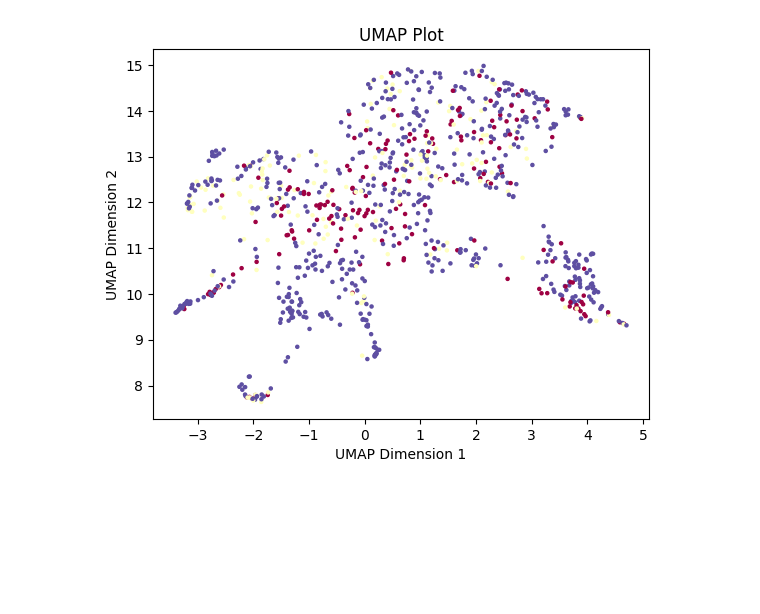
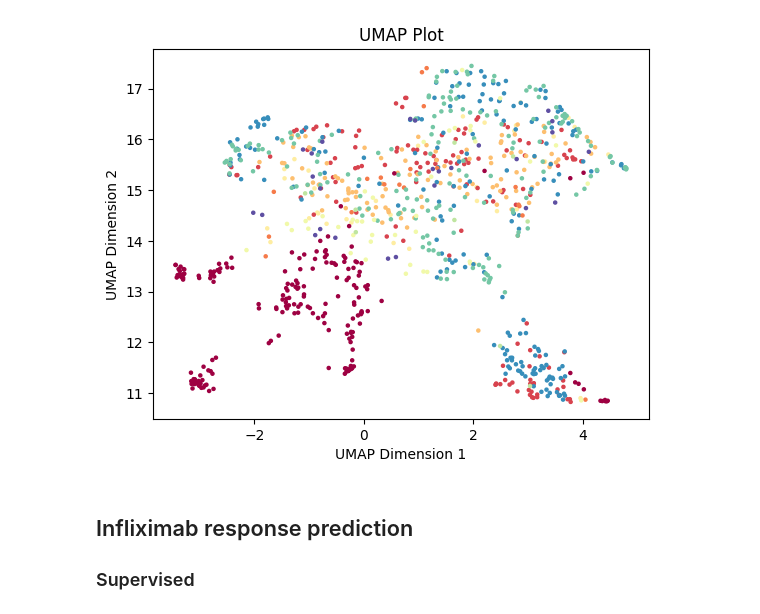
Before and after one commit to MaciejPiernik/ibd, a Jupyter notebook: ibd/notebooks/experiment_playground.ipynb, the cells around one changed output. Saved outputs shown, nothing was run; the diff lists cells and outputs as text; code cells hidden in the pictures; blank space fills up the shorter version.

```diff
--- a/ibd/notebooks/experiment_playground.ipynb
+++ b/ibd/notebooks/experiment_playground.ipynb
@@ -119,12 +120,15 @@ plt.show()
 # %%
 # Create UMAP embedding
 umap_embedding = umap.UMAP().fit_transform(db_robust_zscore_normalized)
 
 # Plot UMAP embedding
-plt.scatter(umap_embedding[:, 0], umap_embedding[:, 1], c=pd.Categorical(metadata.disease).codes, cmap='Spectral', s=5)
+plt.scatter(umap_embedding[:, 0], umap_embedding[:, 1], c=pd.Categorical(dataset_label).codes, cmap='Spectral', s=5)
 plt.title('UMAP Plot')
 plt.xlabel('UMAP Dimension 1')
 plt.ylabel('UMAP Dimension 2')
 plt.show()
 # %% [output]
-[figure, old version]
+[figure, new version]
+# %% [markdown]
+## Infliximab response prediction
+### Supervised
```
Also changed, not shown: parts of 18 cells of this notebook, 1 other file.
